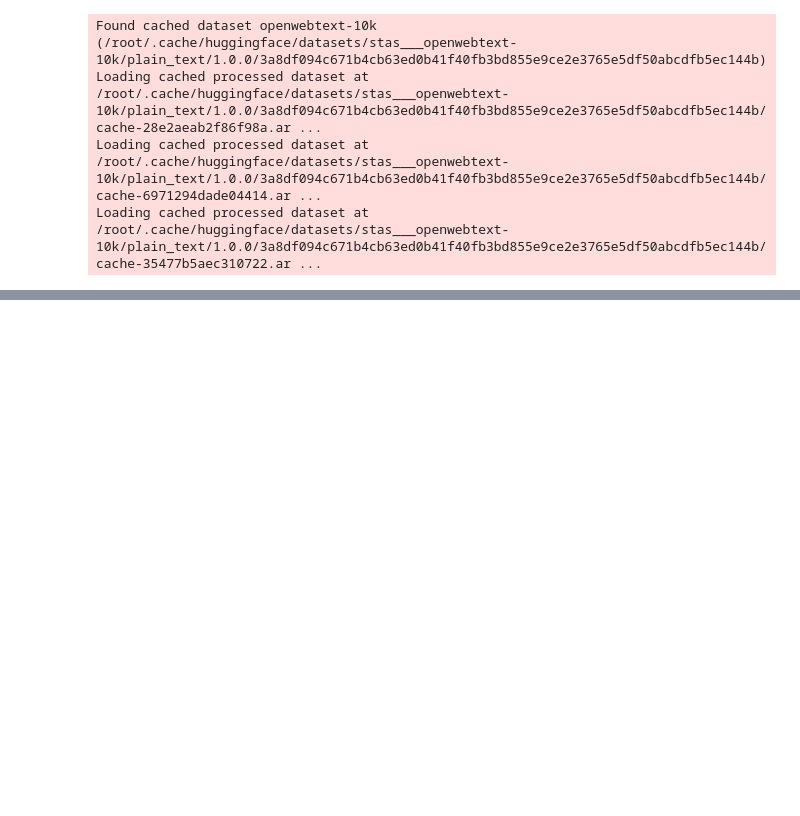
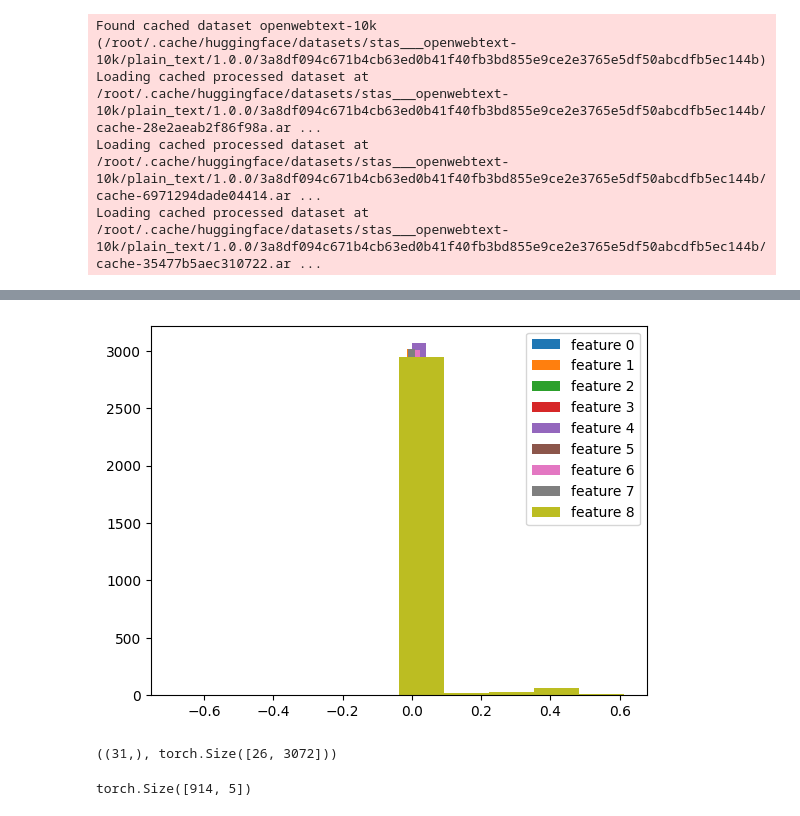
Before and after one commit to migerovitch/sparse_coding, a Jupyter notebook: interpret_sparse_weights.ipynb, the cells around one changed output, grey strips where cells are left out. Cells and saved outputs as stored; diff of their text form; code cells hidden in the pictures; blank space fills up the shorter version.

```diff
--- a/interpret_sparse_weights.ipynb
+++ b/interpret_sparse_weights.ipynb
@@ -157,0 +204,12 @@ tensor([359, 448, 404, 472, 377]) tensor([1261, 2174, 2999,  230, 2221])
+# %%
+find_ind = [870, 706, 643, 35, 752]
+threshold = -0.1
+for layer_ind, find_index in enumerate(find_ind):
+    ind = mlp_features[layer_ind].nonzero()[0].tolist().index(find_index)
+    above_threshold = (mlp_sparse_connections[layer_ind].linear2.weight[ind] < threshold).sum()
+    # get the indices that are not the indices
+    length = mlp_sparse_connections[layer_ind].linear2.weight.shape[0]
+    selected_indices = torch.arange(length) != ind
+    above_threshold_not_outlier = (mlp_sparse_connections[layer_ind].linear2.weight[selected_indices] < threshold).sum(1).float().mean().item()
+    not_indice_above_threshold= (mlp_sparse_connections[layer_ind].linear2.weight[ind] > threshold)
+    print(f"layer {layer_ind}: {above_threshold} vs {above_threshold_not_outlier:.0f}")
@@ -157,0 +222,6 @@ tensor([359, 448, 404, 472, 377]) tensor([1261, 2174, 2999,  230, 2221])
+# %%
+threshold = 0.1
+for layer_ind, find_index in enumerate(find_ind):
+    val, ind = (mlp_sparse_connections[layer_ind].linear2.weight> threshold).sum(1).topk(5)
+    median = (mlp_sparse_connections[layer_ind].linear2.weight> threshold).sum(1).float().median().item()
+    print(f"layer {layer_ind}: {val} vs {median:.0f}")
@@ -157,0 +234,6 @@ tensor([359, 448, 404, 472, 377]) tensor([1261, 2174, 2999,  230, 2221])
+# %%
+threshold = -0.1
+for layer_ind, find_index in enumerate(find_ind):
+    val, ind = (mlp_sparse_connections[layer_ind].linear2.weight < threshold).sum(1).topk(5)
+    median = (mlp_sparse_connections[layer_ind].linear2.weight < threshold).sum(1).float().median().item()
+    print(f"layer {layer_ind}: {val} vs {median:.0f}")
@@ -157,0 +252,5 @@ tensor([359, 448, 404, 472, 377]) tensor([1261, 2174, 2999,  230, 2221])
+# %%
+find_ind = [1,0,0,0,0]
+for layer_ind, find_index in enumerate(find_ind):
+    ind = 0
+    print(f"layer {layer_ind}: {mlp_sparse_connections[layer_ind].linear2.weight[ind].topk(10).values}")
@@ -158,3 +269,21 @@ tensor([359, 448, 404, 472, 377]) tensor([1261, 2174, 2999,  230, 2221])
+# %%
+from matplotlib import pyplot as plt
+layer = 4
+# plot a histogram of weights for every feature in the mlp
+mlp_w2 = mlp_sparse_connections[layer_ind].linear2.weight
+mlp_w2
+plt.legend()
+plt.show()
+# %% [output]
+[figure, added]
+# %%
+mlp_features[1].nonzero()[0].shape, mlp_sparse_connections[layer_ind].linear2.weight.shape
+# %% [output]
+((31,), torch.Size([26, 3072]))
+# %%
+linear_sparse_connections[layer].linear.weight.topk(5)
+# %% [output]
+torch.Size([914, 5])
 # %%
 from alpha_utils_interp import *
 import os
```
Also changed, not shown: parts of 11 cells of this notebook, 13 other files.
